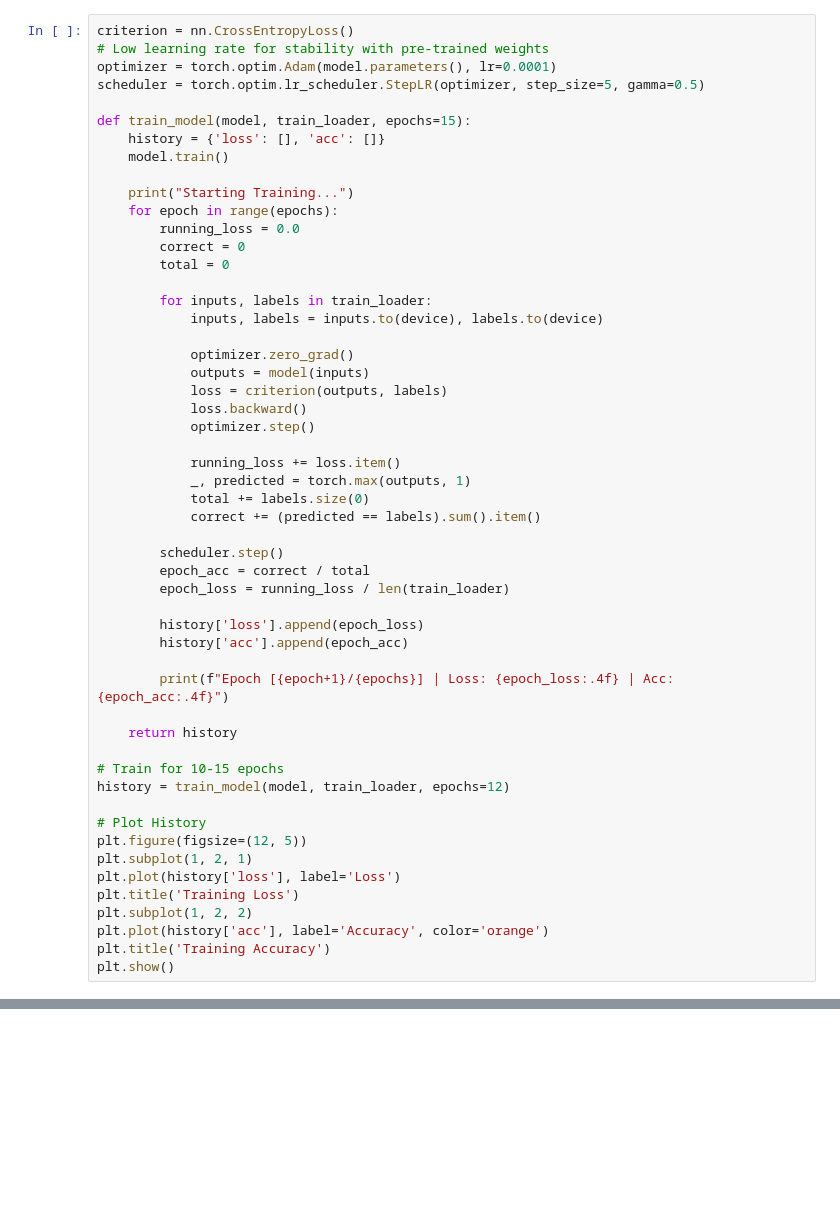
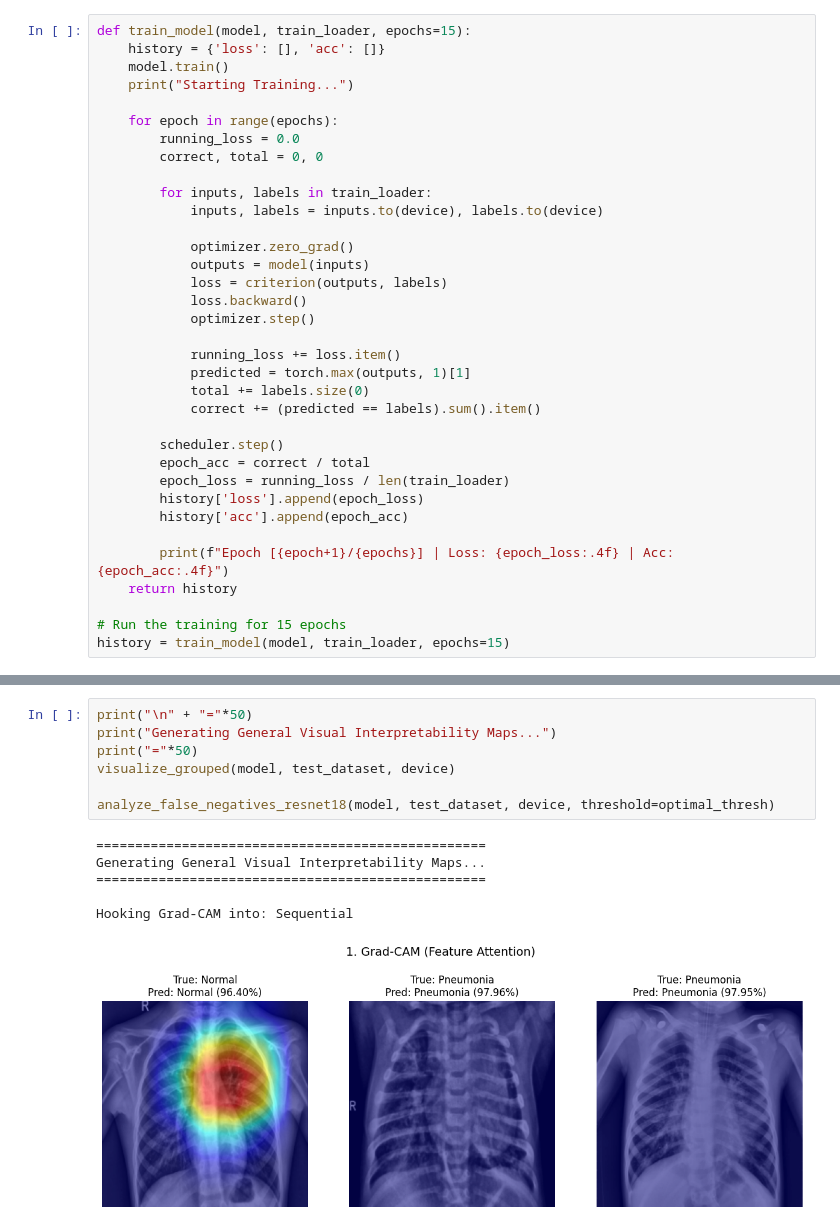
Before and after one commit to nandini0216/QCPD-quantum-cognitive-pneumonia, a Jupyter notebook: QSNN QLSTM Pneumonia detector.ipynb, the cells around one changed output, grey strips where cells are left out. Saved outputs shown, nothing was run; the diff lists cells and outputs as text; blank space fills up the shorter version.

```diff
--- a/QSNN QLSTM Pneumonia detector.ipynb
+++ b/QSNN QLSTM Pneumonia detector.ipynb
@@ -253,18 +268,12 @@ Hybrid Model Initialized.
 # %%
-criterion = nn.CrossEntropyLoss()
-# Low learning rate for stability with pre-trained weights
-optimizer = torch.optim.Adam(model.parameters(), lr=0.0001)
-scheduler = torch.optim.lr_scheduler.StepLR(optimizer, step_size=5, gamma=0.5)
-
 def train_model(model, train_loader, epochs=15):
     history = {'loss': [], 'acc': []}
     model.train()
+    print("Starting Training...")
 
-    print("Starting Training...")
     for epoch in range(epochs):
         running_loss = 0.0
-        correct = 0
-        total = 0
+        correct, total = 0, 0
 
         for inputs, labels in train_loader:
             inputs, labels = inputs.to(device), labels.to(device)
@@ -276,32 +285,20 @@ def train_model(model, train_loader, epochs=15):
             optimizer.step()
 
             running_loss += loss.item()
-            _, predicted = torch.max(outputs, 1)
+            predicted = torch.max(outputs, 1)[1]
             total += labels.size(0)
             correct += (predicted == labels).sum().item()
 
         scheduler.step()
         epoch_acc = correct / total
         epoch_loss = running_loss / len(train_loader)
-
         history['loss'].append(epoch_loss)
         history['acc'].append(epoch_acc)
 
         print(f"Epoch [{epoch+1}/{epochs}] | Loss: {epoch_loss:.4f} | Acc: {epoch_acc:.4f}")
-
     return history
 
-# Train for 10-15 epochs
-history = train_model(model, train_loader, epochs=12)
-
-# Plot History
-plt.figure(figsize=(12, 5))
-plt.subplot(1, 2, 1)
-plt.plot(history['loss'], label='Loss')
-plt.title('Training Loss')
-plt.subplot(1, 2, 2)
-plt.plot(history['acc'], label='Accuracy', color='orange')
-plt.title('Training Accuracy')
-plt.show()
+# Run the training for 15 epochs
+history = train_model(model, train_loader, epochs=15)
 # %% [output]
 Starting Training...
@@ -748,0 +733,14 @@ Hooking Grad-CAM into: Sequential(
+# %%
+print("\n" + "="*50)
+print("Generating General Visual Interpretability Maps...")
+print("="*50)
+visualize_grouped(model, test_dataset, device)
+
+analyze_false_negatives_resnet18(model, test_dataset, device, threshold=optimal_thresh)
+# %% [output]
+==================================================
+Generating General Visual Interpretability Maps...
+==================================================
+
+Hooking Grad-CAM into: Sequential
+[figure, added]
```
Also changed, not shown: parts of 22 cells of this notebook.
